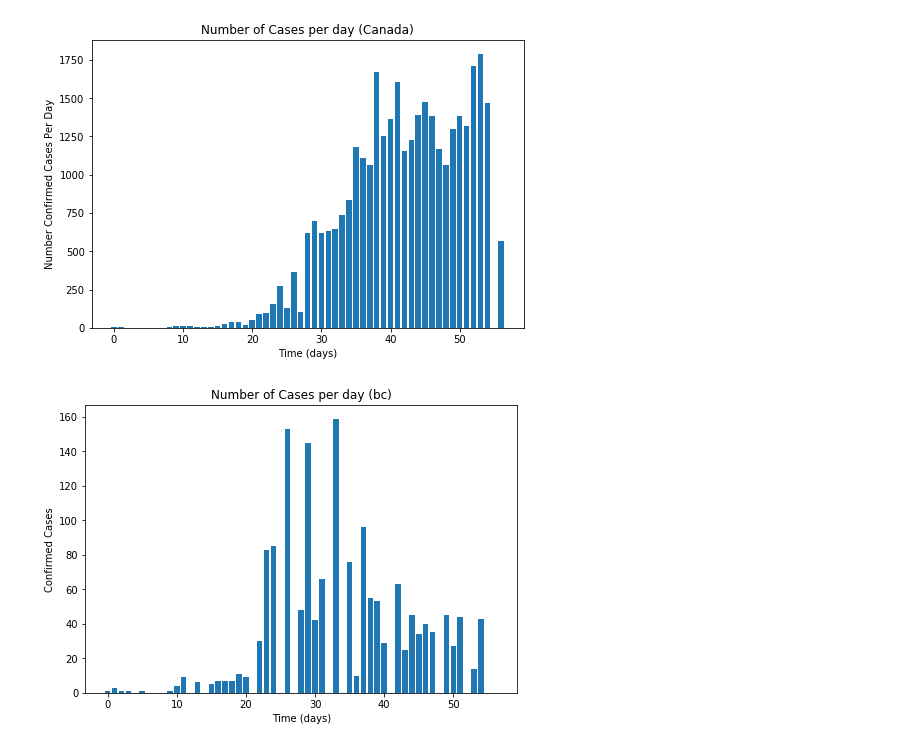
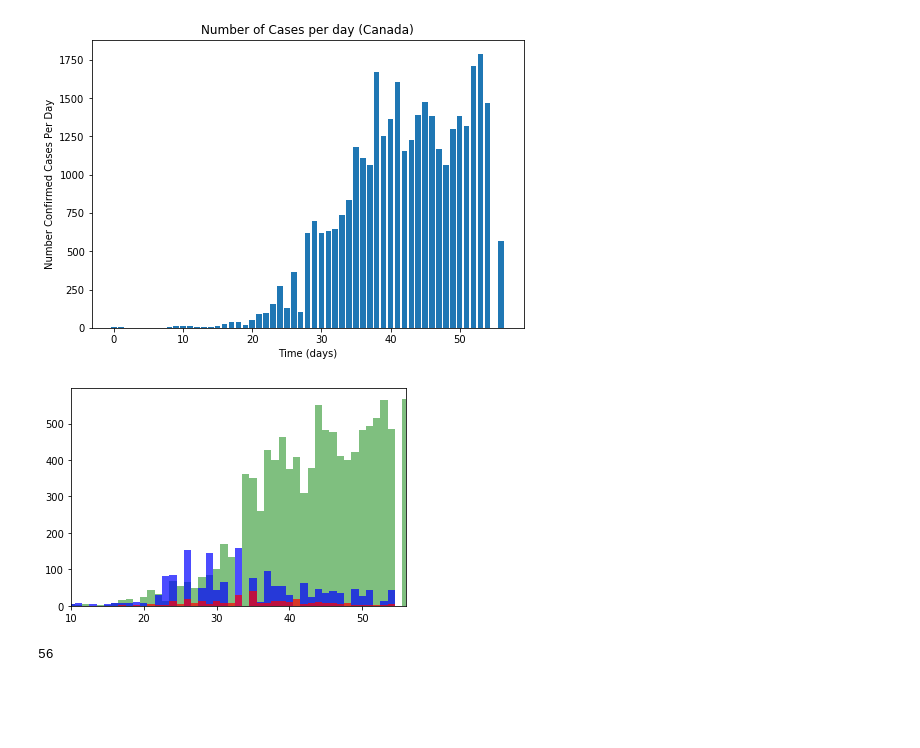
Before and after one commit to Paul-M-K/Covid-19, a Jupyter notebook: Covid_19_python.ipynb, the cells around one changed output. Cells and saved outputs as stored; diff of their text form; code cells hidden in the pictures; blank space fills up the shorter version.

```diff
--- a/Covid_19_python.ipynb
+++ b/Covid_19_python.ipynb
@@ -321,14 +376,29 @@ plt.show()
 # %% [output]
 [figure]
 # %%
-fig3=plt.figure()
-ax3=fig3.add_axes([0,0,1,1])
-ax3.bar(CN_days, BC['Total-Today'])
+days = len(CN_days)
+width = 1
 
-ax3.set_xlabel('Time (days)')
-ax3.set_ylabel('Confirmed Cases')
-ax3.set_title('Number of Cases per day (bc)')
+fig3, ax3 = plt.subplots()
 
+plt.bar(CN_days,ON['Total-Today'],width,label='ON',ls='dashed', alpha = 0.5, lw=1, color= 'g')
+plt.bar(CN_days,BC['Total-Today'],width,label='BC',ls='dashed', alpha = 0.7, lw=1, color= 'b')
+plt.bar(SK_days,SK['Total-Today'],width,label='SK',ls='dotted', alpha = 0.7, lw=1, color= 'r')
+
+#ax3=fig3.add_axes([0,0,1,1])
+#ax3.bar(CN_days, BC['Total-Today'])
+
+#ax3.set_xlabel('Time (days)')
+#ax3.set_ylabel('Confirmed Cases')
+#ax3.set_title('Number of Cases per day (bc)')
+plt.xlim(10,days)
+fig.tight_layout()
 plt.show()
+#plt.show()
 # %% [output]
-[figure, old version]
+[figure, new version]
+# %%
+days = len(CN_days)
+print(days)
+# %% [output]
+56
```
Also changed, not shown: parts of 3 cells of this notebook.
